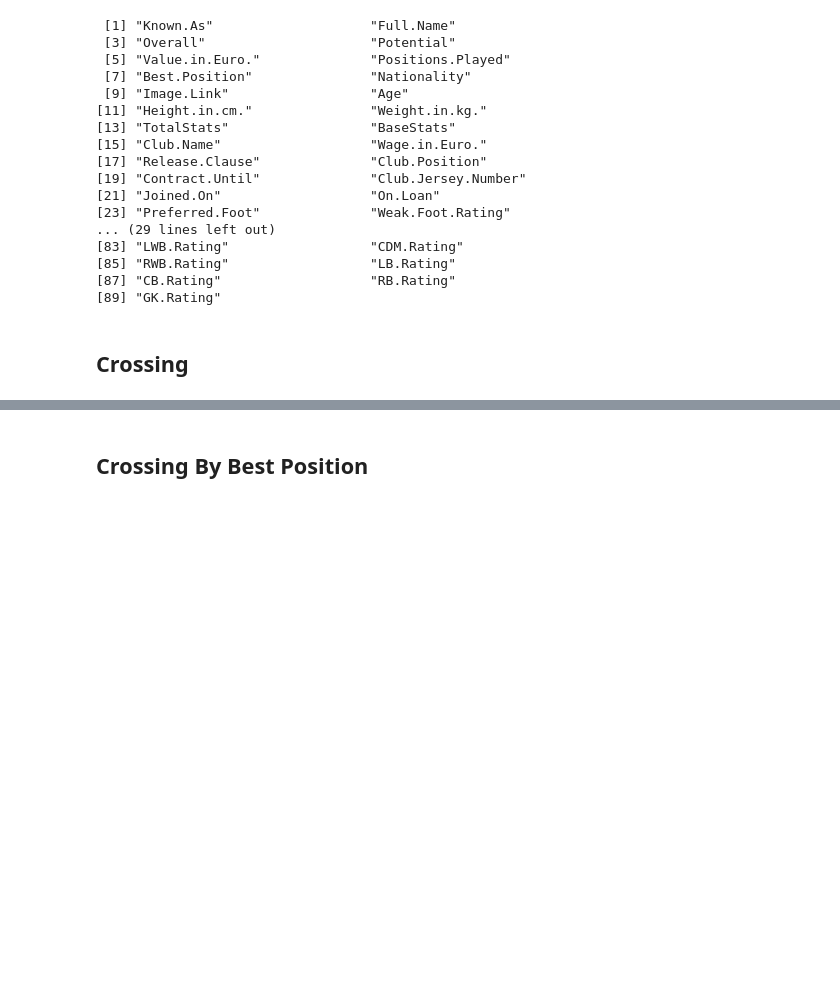
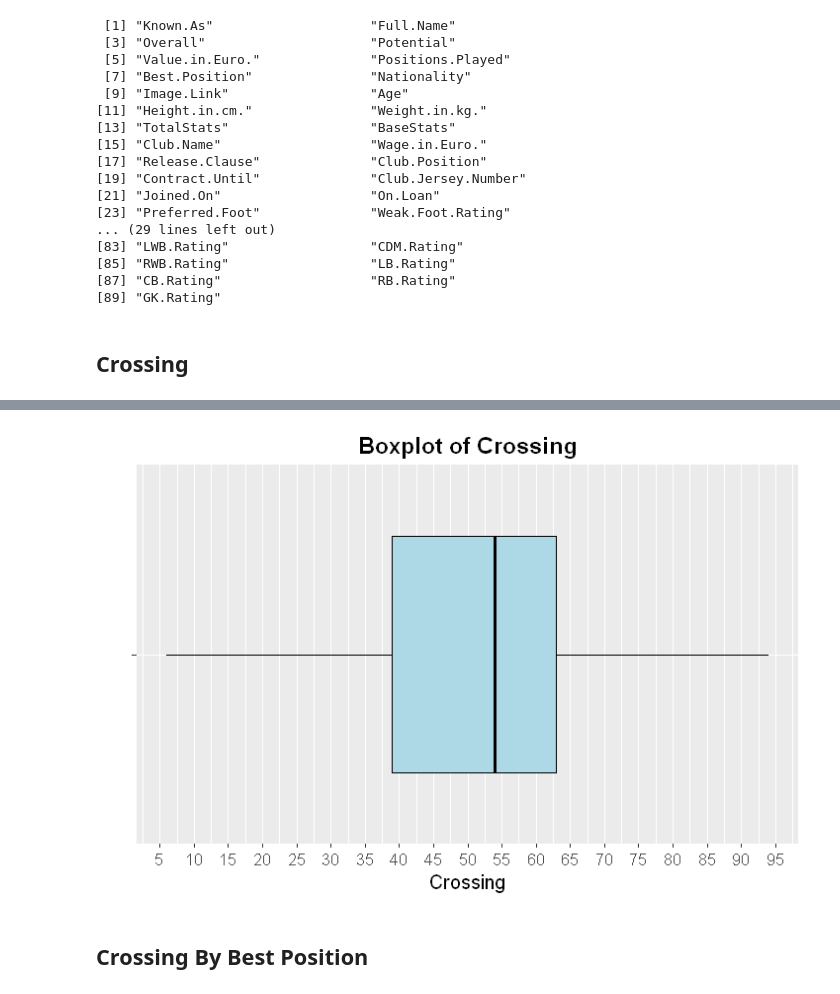
Before and after one commit to YoNG-Zaii/MH3511-FIFA-Analysis, a Jupyter notebook: GY ANOVA Crossing.ipynb, the cells around one changed output, grey strips where cells are left out. Cells and saved outputs as stored; diff of their text form; code cells hidden in the pictures; blank space fills up the shorter version.

```diff
--- a/GY ANOVA Crossing.ipynb
+++ b/GY ANOVA Crossing.ipynb
@@ -82,3 +81,20 @@ plot(boxplot)
+# %%
+boxplot2 <- ggplot(crossing, aes(x = '', y = Crossing)) +
+  geom_boxplot(color = 'black', fill = 'lightblue') +
+
+  # Add axis labels and adjust tick marks
+  labs(x = '', y = 'Crossing', title = 'Boxplot of Crossing') +
+  scale_y_continuous(breaks = seq(5, 95, by = 5)) +
+
+  # Adjust the size of the plot and labels
+  theme(plot.title = element_text(size = 14, face = 'bold', hjust = 0.5),
+        axis.title = element_text(size = 12),
+        axis.text = element_text(size = 10)) +
+  coord_flip()
+
+plot(boxplot2)
+# %% [output]
+[figure, added]
 # %% [markdown]
 ## Crossing By Best Position
 # %%
```
Also changed, not shown: parts of 1 cell of this notebook.
